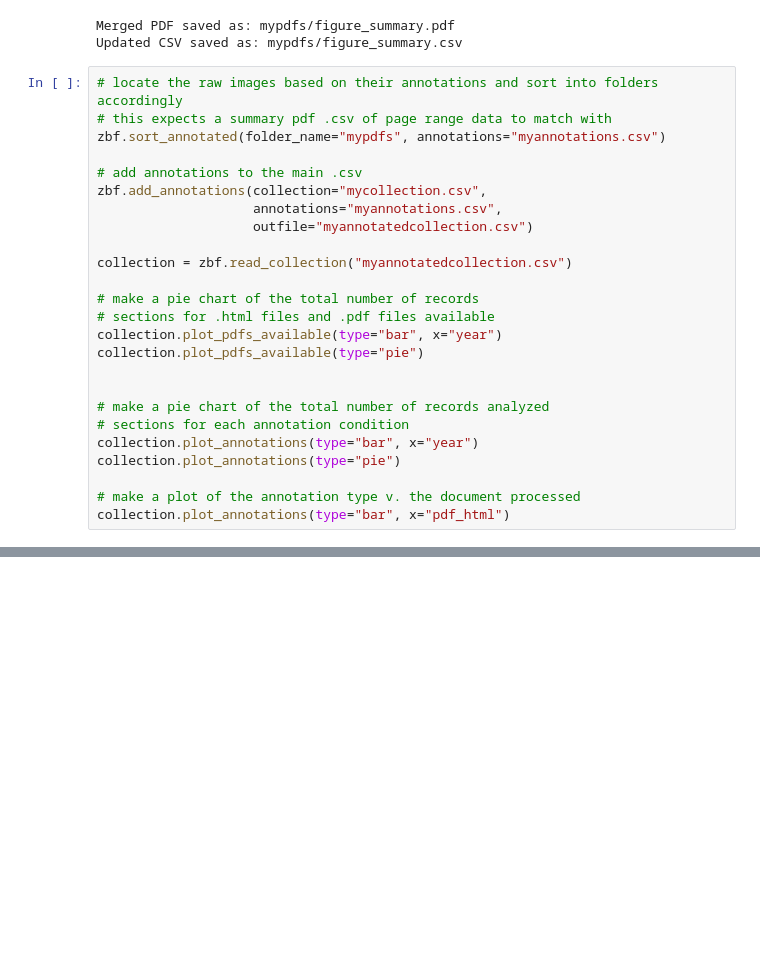
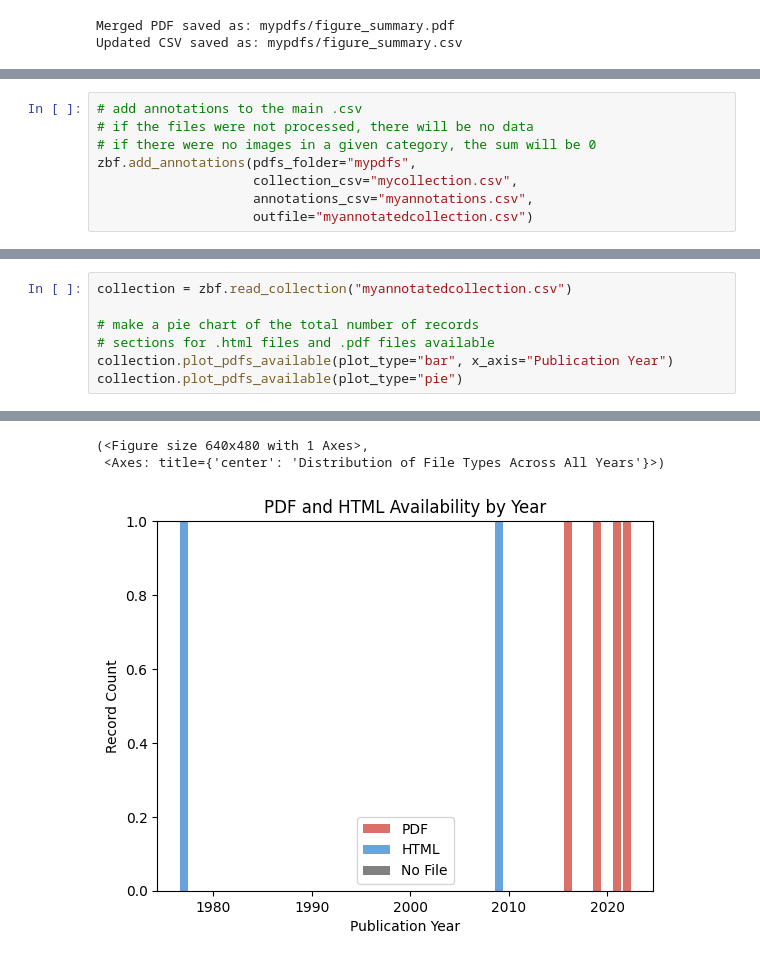
Before and after one commit to spackman/zbinfigs, a Jupyter notebook: examples/test_notebook.ipynb, the cells around one changed output, grey strips where cells are left out. Cells and saved outputs as stored; diff of their text form; blank space fills up the shorter version.

```diff
--- a/examples/test_notebook.ipynb
+++ b/examples/test_notebook.ipynb
@@ -54,28 +80,3 @@ zbf.merge_summary_pdfs(pdfs_folder="mypdfs")
 # %% [output]
 Merged PDF saved as: mypdfs/figure_summary.pdf
 Updated CSV saved as: mypdfs/figure_summary.csv
-# %%
-# locate the raw images based on their annotations and sort into folders accordingly
-# this expects a summary pdf .csv of page range data to match with
-zbf.sort_annotated(folder_name="mypdfs", annotations="myannotations.csv")
-
-# add annotations to the main .csv
-zbf.add_annotations(collection="mycollection.csv",
-                    annotations="myannotations.csv",
-                    outfile="myannotatedcollection.csv")
-
-collection = zbf.read_collection("myannotatedcollection.csv")
-
-# make a pie chart of the total number of records
-# sections for .html files and .pdf files available
-collection.plot_pdfs_available(type="bar", x="year")
-collection.plot_pdfs_available(type="pie")
-
-
-# make a pie chart of the total number of records analyzed
-# sections for each annotation condition
-collection.plot_annotations(type="bar", x="year")
-collection.plot_annotations(type="pie")
-
-# make a plot of the annotation type v. the document processed
-collection.plot_annotations(type="bar", x="pdf_html")
@@ -81,0 +89,8 @@ collection.plot_annotations(type="bar", x="pdf_html")
+# %%
+# add annotations to the main .csv
+# if the files were not processed, there will be no data
+# if there were no images in a given category, the sum will be 0
+zbf.add_annotations(pdfs_folder="mypdfs",
+                    collection_csv="mycollection.csv",
+                    annotations_csv="myannotations.csv",
+                    outfile="myannotatedcollection.csv")
@@ -81,0 +109,8 @@ collection.plot_annotations(type="bar", x="pdf_html")
+# %%
+collection = zbf.read_collection("myannotatedcollection.csv")
+
+# make a pie chart of the total number of records
+# sections for .html files and .pdf files available
+collection.plot_pdfs_available(plot_type="bar", x_axis="Publication Year")
+collection.plot_pdfs_available(plot_type="pie")
+# %% [output]
@@ -81,0 +134,3 @@ collection.plot_annotations(type="bar", x="pdf_html")
+(<Figure size 640x480 with 1 Axes>,
+ <Axes: title={'center': 'Distribution of File Types Across All Years'}>)
+[figure, added]
```
Also changed, not shown: parts of 9 cells of this notebook, 5 other files.
